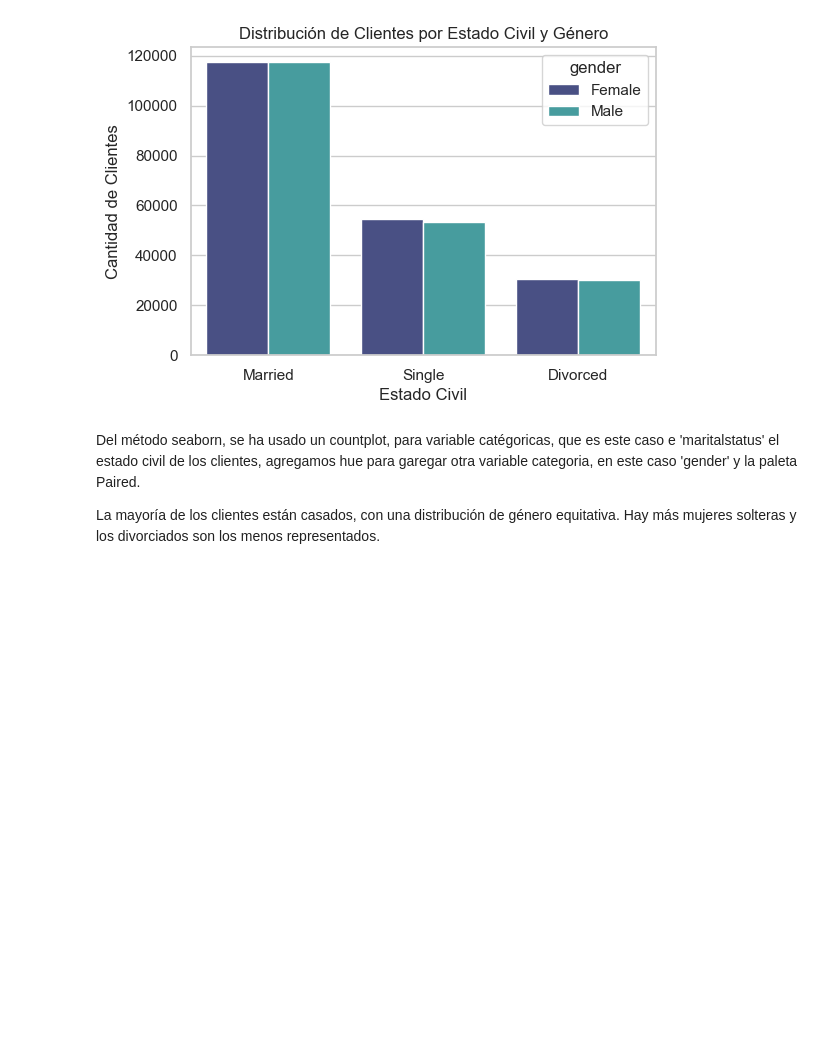
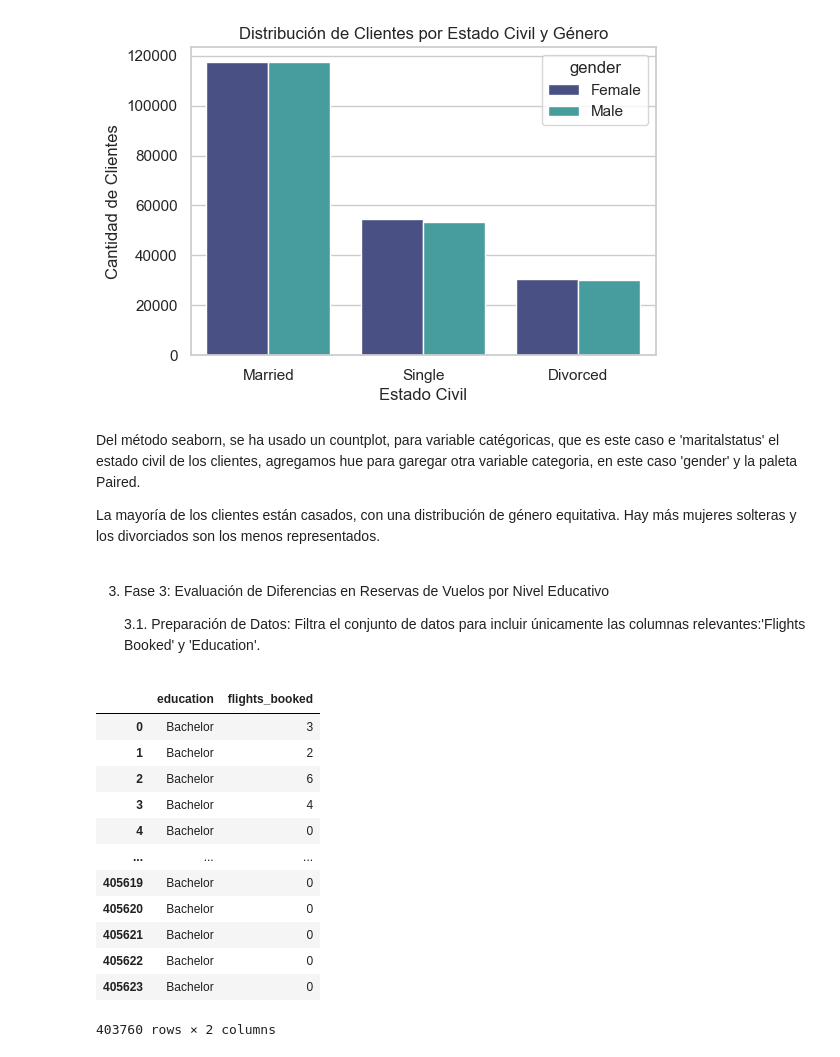
Before and after one commit to Adalab/bda-modulo-3-evaluacion-final-mgarciajim, a Jupyter notebook: evaluacion_final_3_monica.ipynb, the cells around one changed output. Saved outputs shown, nothing was run; the diff lists cells and outputs as text; code cells hidden in the pictures; blank space fills up the shorter version.

```diff
--- a/evaluacion_final_3_monica.ipynb
+++ b/evaluacion_final_3_monica.ipynb
@@ -1032,3 +1030,25 @@ plt.show()
 Del método seaborn, se ha usado un countplot, para variable catégoricas, que es este caso e 'maritalstatus' el estado civil de los clientes, agregamos hue para garegar otra variable categoria, en este caso 'gender' y la paleta Paired.
 
 La mayoría de los clientes están casados, con una distribución de género equitativa. Hay más mujeres solteras y los divorciados son los menos representados.
+# %% [markdown]
+3. Fase 3: Evaluación de Diferencias en Reservas de Vuelos por Nivel Educativo
+
+    3.1. Preparación de Datos: Filtra el conjunto de datos para incluir únicamente las columnas relevantes:'Flights Booked' y 'Education'.
+# %%
+#dataframe de las dos columnas que nos piden
+df_educacion = df_copia[['education','flights_booked']]
+df_educacion
+# %% [output]
+|  | education | flights_booked |
+| 0 | Bachelor | 3 |
+| 1 | Bachelor | 2 |
+| 2 | Bachelor | 6 |
+| 3 | Bachelor | 4 |
+| 4 | Bachelor | 0 |
+| ... | ... | ... |
+| 405619 | Bachelor | 0 |
+| 405620 | Bachelor | 0 |
+| 405621 | Bachelor | 0 |
+| 405622 | Bachelor | 0 |
+| 405623 | Bachelor | 0 |
+403760 rows × 2 columns
```
Also changed, not shown: parts of 24 cells of this notebook, 1 other file.
